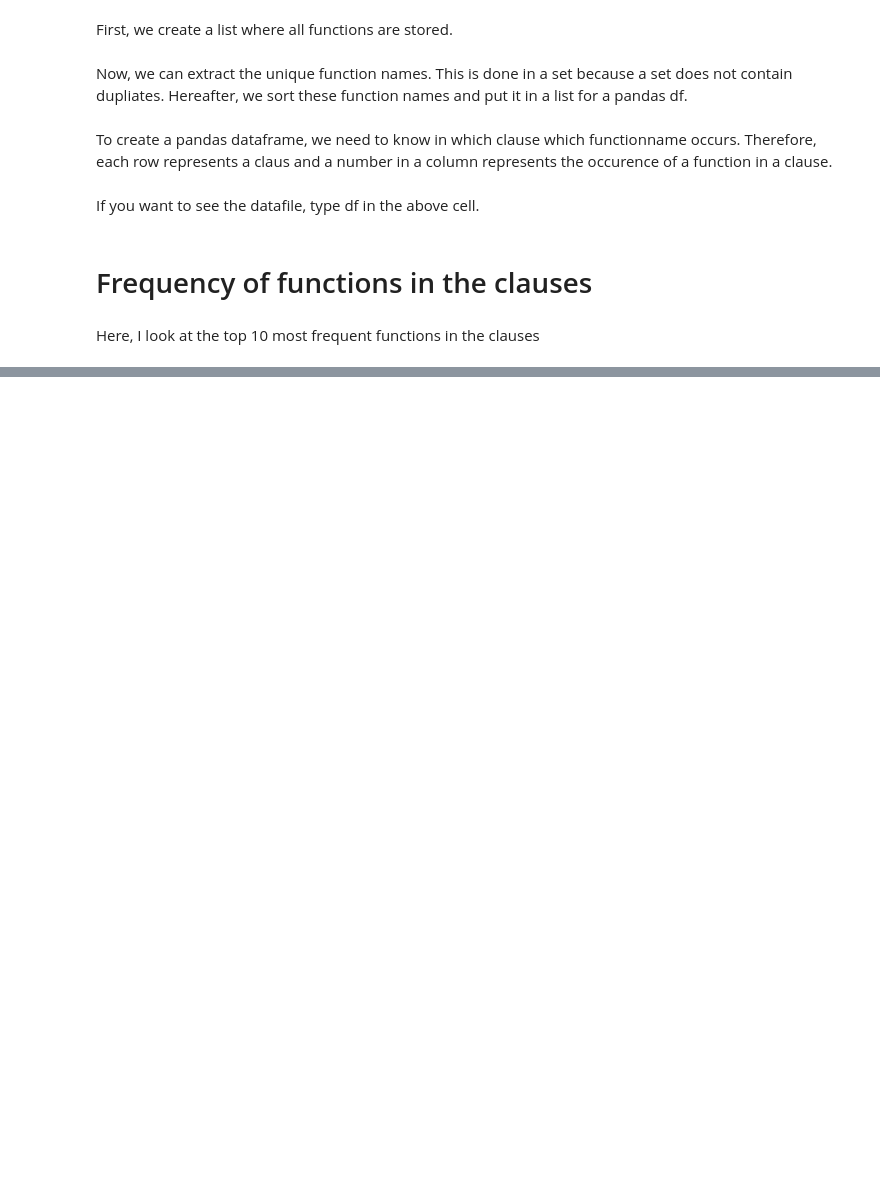
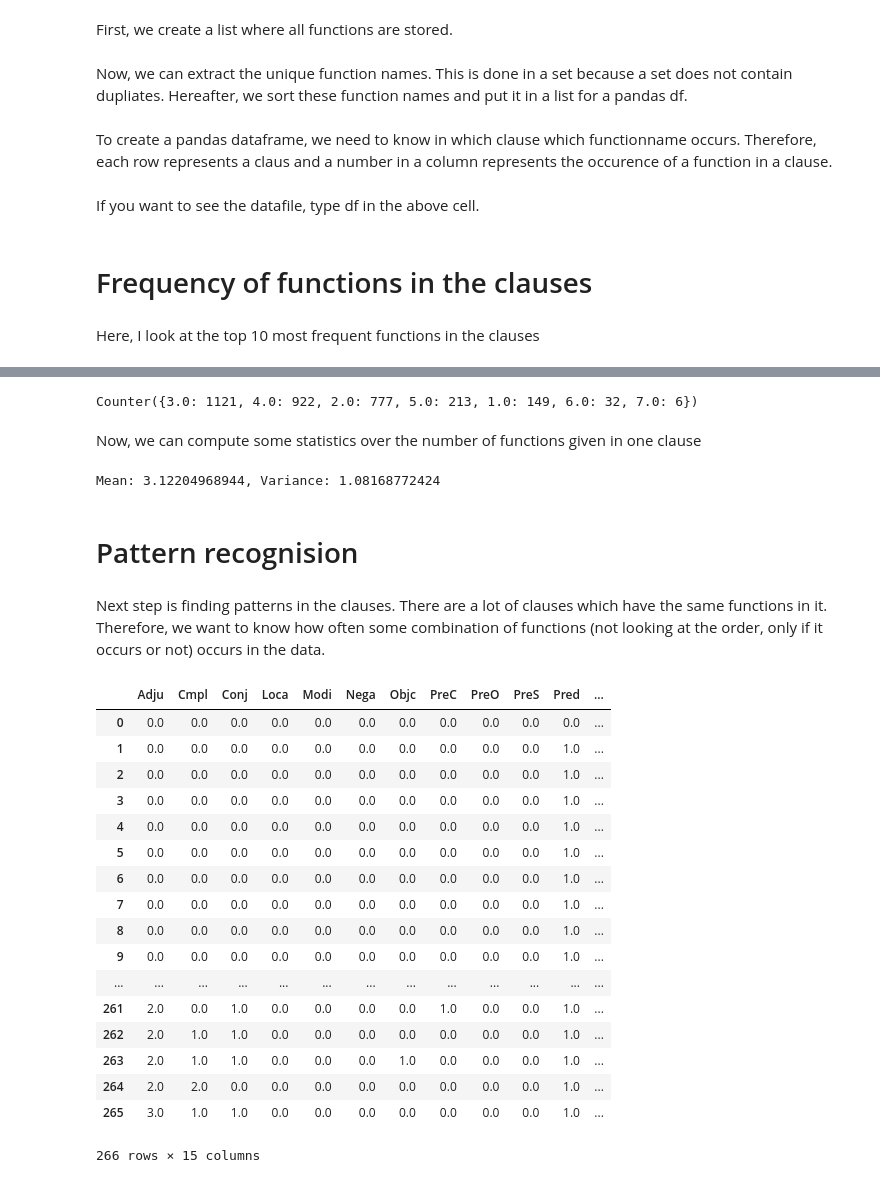
Before and after one commit to ETCBC/Probabilistic_Language_Change, a Jupyter notebook: Data analysis notebook.ipynb, the cells around one changed output, grey strips where cells are left out. Drawn from its saved outputs; the diff is of its cells as text; code cells hidden in the pictures; blank space fills up the shorter version.

```diff
--- a/Data analysis notebook.ipynb
+++ b/Data analysis notebook.ipynb
@@ -75,0 +88,37 @@ sorted(relativeFrequency.items(), key=operator.itemgetter(1), reverse=True)[:10]
+# %%
+counter = collections.Counter(amountFunctions)
+print(counter)
+# %% [output]
+Counter({3.0: 1121, 4.0: 922, 2.0: 777, 5.0: 213, 1.0: 149, 6.0: 32, 7.0: 6})
+# %% [markdown]
+Now, we can compute some statistics over the number of functions given in one clause
+# %%
+print("Mean: "+str(np.mean(amountFunctions))+", Variance: "+str(np.var(amountFunctions)))
+# %% [output]
+Mean: 3.12204968944, Variance: 1.08168772424
+# %% [markdown]
+# Pattern recognision
+# %% [markdown]
+Next step is finding patterns in the clauses. There are a lot of clauses which have the same functions in it. Therefore, we want to know how often some combination of functions (not looking at the order, only if it occurs or not) occurs in the data.
+# %%
+dfCount = df.groupby(df.columns.tolist()).size().reset_index().rename(columns={0:'count'})
+dfCount
+# %% [output]
+|  | Adju | Cmpl | Conj | Loca | Modi | Nega | Objc | PreC | PreO | PreS | Pred | ... |
+| 0 | 0.0 | 0.0 | 0.0 | 0.0 | 0.0 | 0.0 | 0.0 | 0.0 | 0.0 | 0.0 | 0.0 | ... |
+| 1 | 0.0 | 0.0 | 0.0 | 0.0 | 0.0 | 0.0 | 0.0 | 0.0 | 0.0 | 0.0 | 1.0 | ... |
+| 2 | 0.0 | 0.0 | 0.0 | 0.0 | 0.0 | 0.0 | 0.0 | 0.0 | 0.0 | 0.0 | 1.0 | ... |
+| 3 | 0.0 | 0.0 | 0.0 | 0.0 | 0.0 | 0.0 | 0.0 | 0.0 | 0.0 | 0.0 | 1.0 | ... |
+| 4 | 0.0 | 0.0 | 0.0 | 0.0 | 0.0 | 0.0 | 0.0 | 0.0 | 0.0 | 0.0 | 1.0 | ... |
+| 5 | 0.0 | 0.0 | 0.0 | 0.0 | 0.0 | 0.0 | 0.0 | 0.0 | 0.0 | 0.0 | 1.0 | ... |
+| 6 | 0.0 | 0.0 | 0.0 | 0.0 | 0.0 | 0.0 | 0.0 | 0.0 | 0.0 | 0.0 | 1.0 | ... |
+| 7 | 0.0 | 0.0 | 0.0 | 0.0 | 0.0 | 0.0 | 0.0 | 0.0 | 0.0 | 0.0 | 1.0 | ... |
+| 8 | 0.0 | 0.0 | 0.0 | 0.0 | 0.0 | 0.0 | 0.0 | 0.0 | 0.0 | 0.0 | 1.0 | ... |
+| 9 | 0.0 | 0.0 | 0.0 | 0.0 | 0.0 | 0.0 | 0.0 | 0.0 | 0.0 | 0.0 | 1.0 | ... |
+| ... | ... | ... | ... | ... | ... | ... | ... | ... | ... | ... | ... | ... |
+| 261 | 2.0 | 0.0 | 1.0 | 0.0 | 0.0 | 0.0 | 0.0 | 1.0 | 0.0 | 0.0 | 1.0 | ... |
+| 262 | 2.0 | 1.0 | 1.0 | 0.0 | 0.0 | 0.0 | 0.0 | 0.0 | 0.0 | 0.0 | 1.0 | ... |
+| 263 | 2.0 | 1.0 | 1.0 | 0.0 | 0.0 | 0.0 | 1.0 | 0.0 | 0.0 | 0.0 | 1.0 | ... |
+| 264 | 2.0 | 2.0 | 0.0 | 0.0 | 0.0 | 0.0 | 0.0 | 0.0 | 0.0 | 0.0 | 1.0 | ... |
+| 265 | 3.0 | 1.0 | 1.0 | 0.0 | 0.0 | 0.0 | 0.0 | 0.0 | 0.0 | 0.0 | 1.0 | ... |
+266 rows × 15 columns
```
Also changed, not shown: parts of 10 cells of this notebook, 5 other files.
